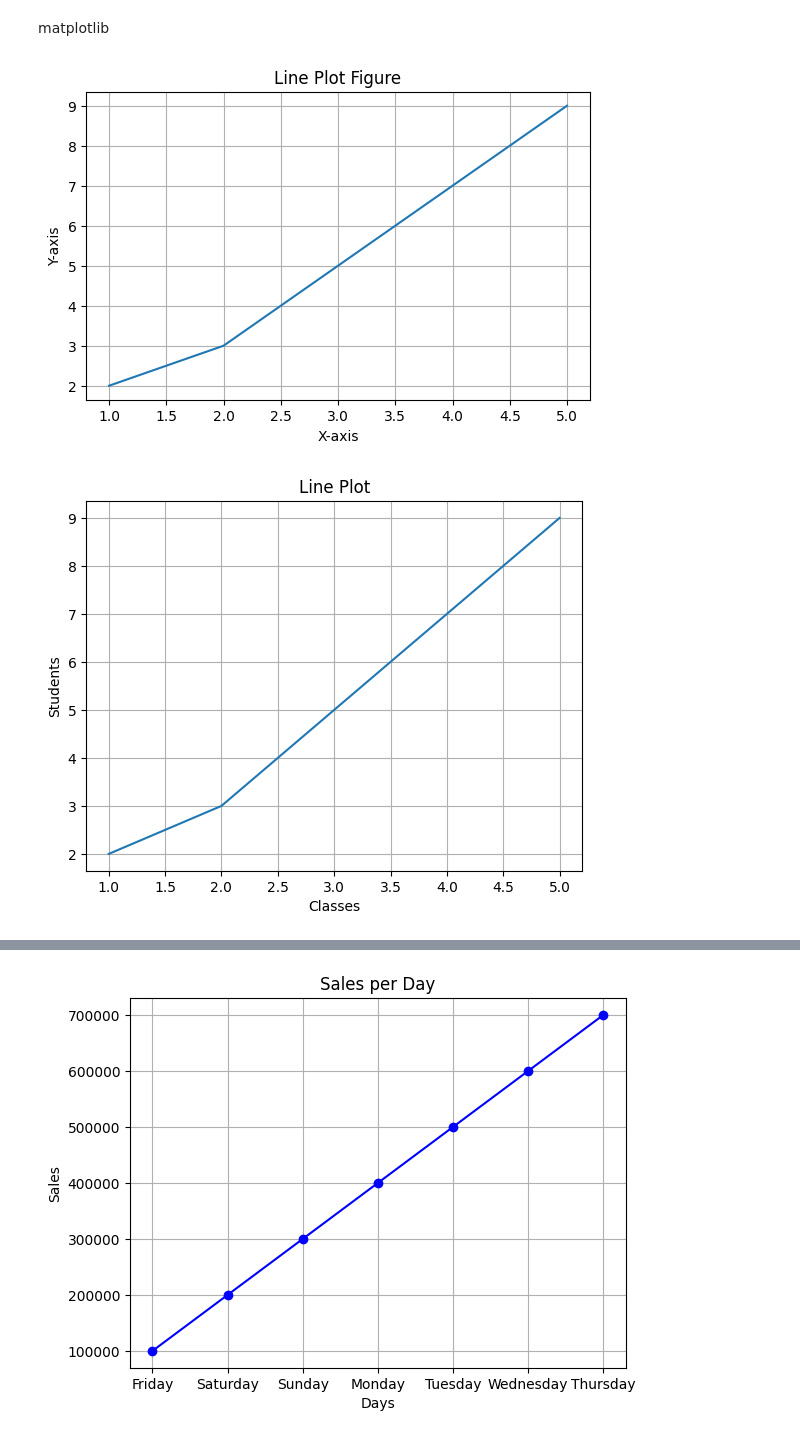
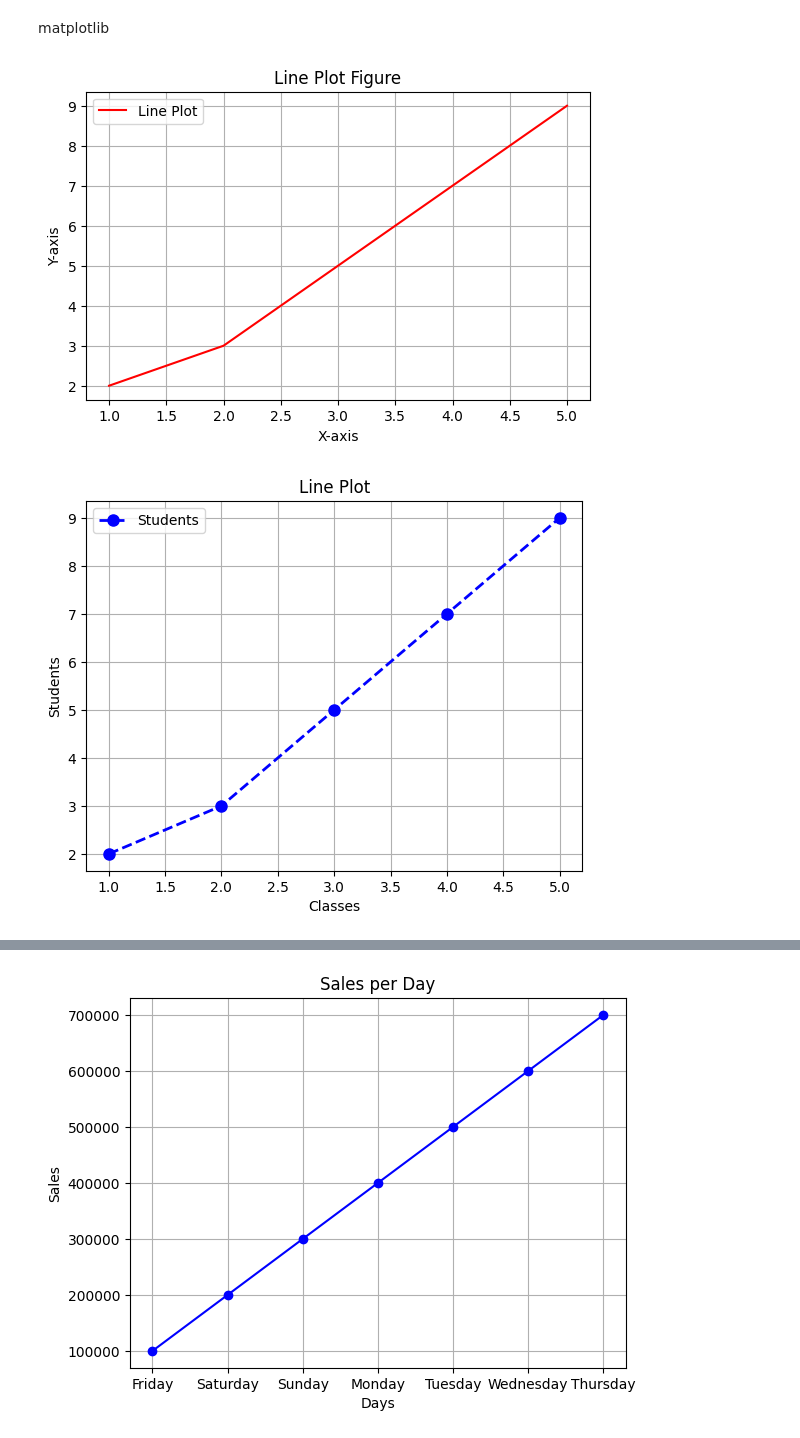
Before and after one commit to faruk950147/Python-A-to-Z, a Jupyter notebook: 07 ML/matplot/main.ipynb, the cells around one changed output, grey strips where cells are left out. Drawn from its saved outputs; the diff is of its cells as text; code cells hidden in the pictures.

```diff
--- a/07 ML/matplot/main.ipynb
+++ b/07 ML/matplot/main.ipynb
@@ -3,34 +3,36 @@ matplotlib
 # %%
 import matplotlib.pyplot as plt
 import numpy as np
 
 x = np.array([1, 2, 3, 4, 5])
 y = np.array([2, 3, 5, 7, 9])
 plt.figure(figsize=(6.5, 4))
-plt.plot(x, y)
+plt.plot(x, y, color='red')
 plt.xlabel('X-axis')
 plt.ylabel('Y-axis')
 plt.title('Line Plot Figure')
 plt.grid()
+plt.legend(['Line Plot'])
 plt.show()
 
 cls = np.array([1, 2, 3, 4, 5])
 students = np.array([2, 3, 5, 7, 9])
 # plt.plot(cls, students) thats means cls of 1 will be connected with students of 2 → (1,2)
 # cls of 1 of students of 2 connected → (1,2)
 # cls of 2 of students of 3 connected → (2,3)
 # cls of 3 of students of 5 connected → (3,5)
 # cls of 4 of students of 7 connected → (4,7)
 # cls of 5 of students of 9 connected → (5,9)
-plt.plot(cls, students)
+plt.plot(cls, students, color='blue', marker='o', linestyle='--', linewidth=2, markersize=8)
 plt.xlabel('Classes')
 plt.ylabel('Students')
 plt.title('Line Plot')
 plt.grid()
+plt.legend(['Students'])
 plt.show()
 # %% [output]
-[figure, old version]
+[figure, new version]
-[figure, old version]
+[figure, new version]
 # %%
 cls = np.array([1, 2, 3, 4, 5])
 students = np.array([2, 3, 5, 7, 9])
```
Also changed, not shown: parts of 6 cells of this notebook.
